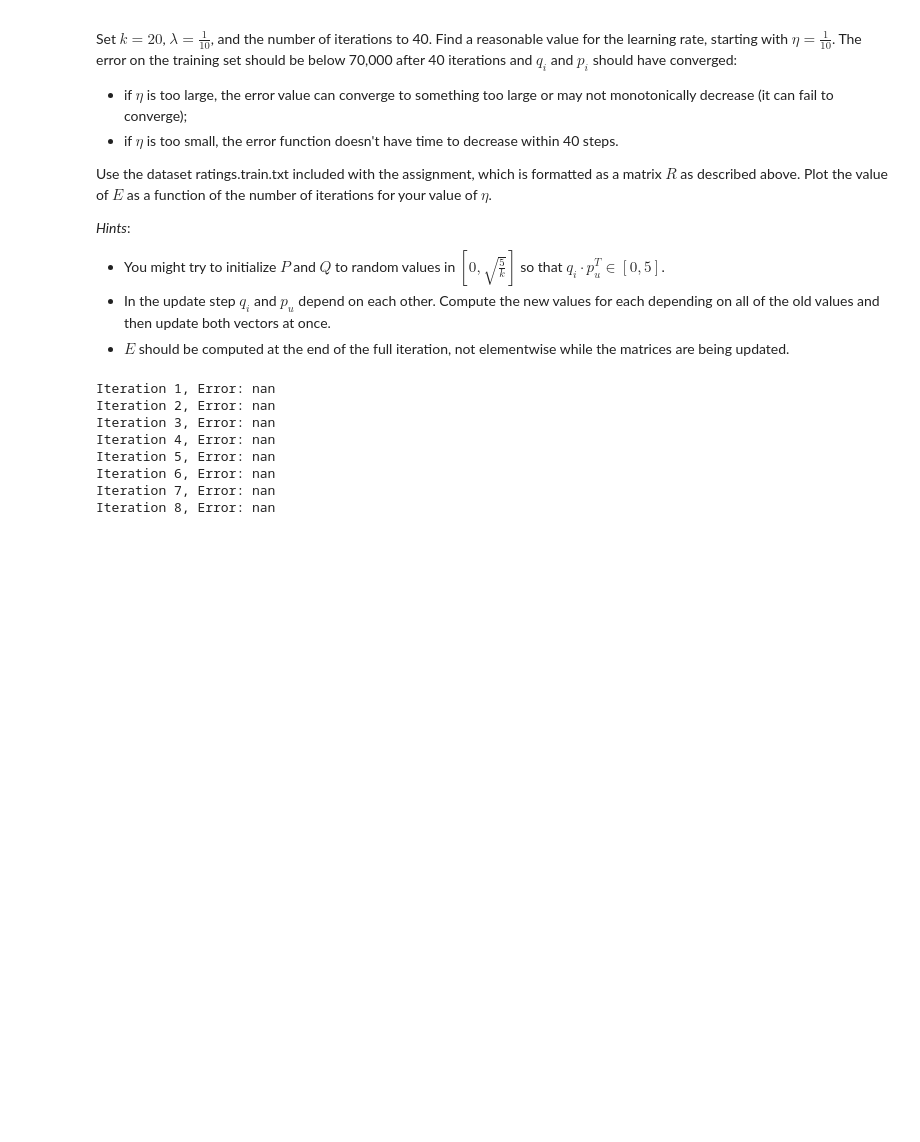
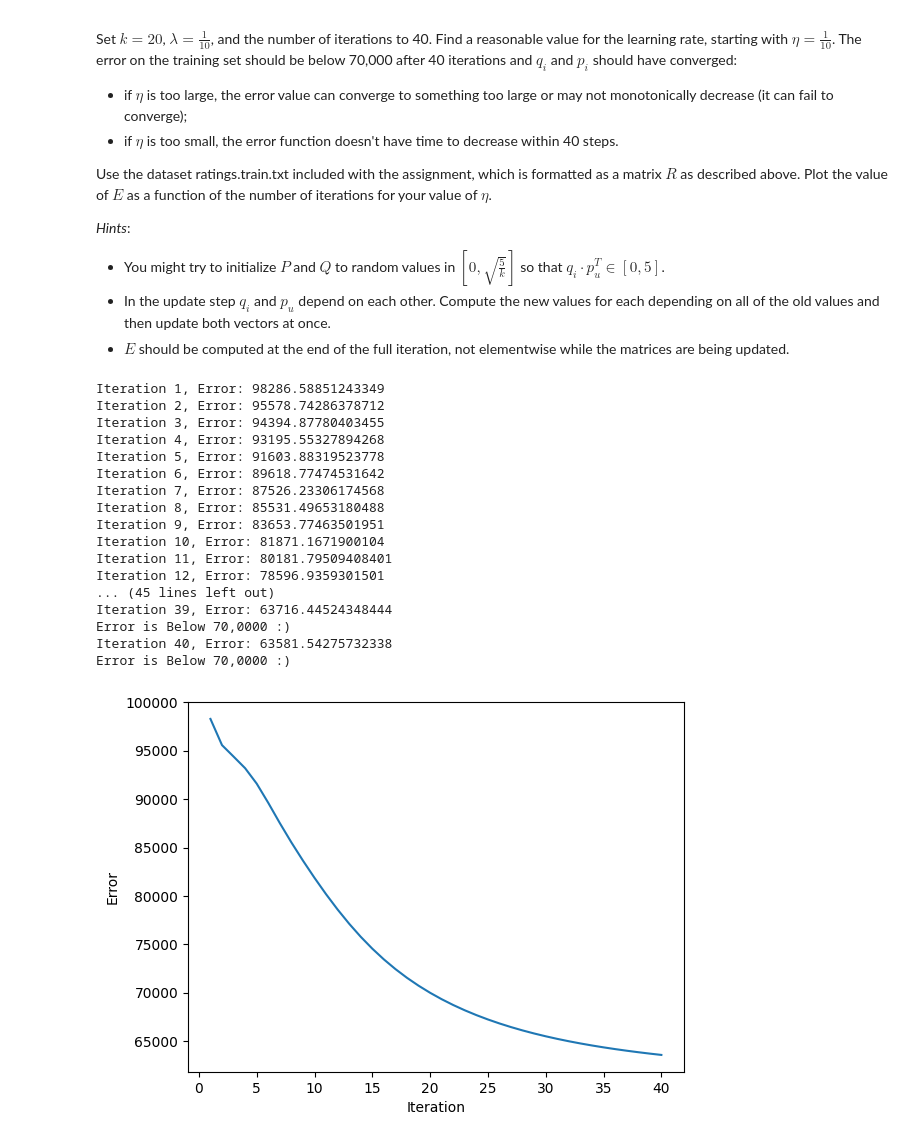
Before and after one commit to PrelaunchZeus2/Data-319-Model-Data-Based-Methods, a Jupyter notebook: Problem Sets/Problem Set 4/DATA319_2024Summer_PS4_Salmon.ipynb, the cells around one changed output. Saved outputs shown, nothing was run; the diff lists cells and outputs as text; code cells hidden in the pictures; blank space fills up the shorter version.

```diff
--- a/Problem Sets/Problem Set 4/DATA319_2024Summer_PS4_Salmon.ipynb
+++ b/Problem Sets/Problem Set 4/DATA319_2024Summer_PS4_Salmon.ipynb
@@ -42,7 +42,7 @@ TXT_FILE_PATH = r'/Volumes/T7 Shield APFS/Data-319-Model-Data-Based-Methods/Prob
 #params
 k = 20
 lambd = 1/10
-eta = 1/10
+eta = 1/100
 iterations = 40
 
 #init P and Q
@@ -68,41 +68,51 @@ def calc_error(R, Q, P, lambd):
     @param lambd the regularization param
     @return the calculated error'''
     error = 0
     for u, i, r in read_ratings(R): #read u, i, and r from the file
         error += (r - np.dot(Q[i], P[u].T)) ** 2
     error += lambd * (np.sum(np.linalg.norm(P, axis = 1) ** 2) + np.sum(np.linalg.norm(Q, axis = 1) ** 2))
     return error
 
 errors = [] #holds error values for graph
 
 #SGD
 for iteration in range(iterations):
     for u, i, r in read_ratings(TXT_FILE_PATH):
         e = 2 * (r - np.dot(Q[i], P[u].T))
         tempQ_i = Q[i]
         Q[i] += eta * (e * P[u] - 2 * lambd * tempQ_i)
         P[u] += eta * (e * tempQ_i - 2 * lambd * P[u])
 
     error = calc_error(TXT_FILE_PATH, Q, P, lambd)
     errors.append(error)
     print(f"Iteration {iteration + 1}, Error: {error}")
     if error < 70000:
         print('Error is Below 70,0000 :) ')
 
 #Plots
 plt.plot(range(1, iterations + 1), errors)
 plt.xlabel('Iteration')
 plt.ylabel('Error')
 plt.show()
 # %% [output]
-Iteration 1, Error: nan
-Iteration 2, Error: nan
-Iteration 3, Error: nan
-Iteration 4, Error: nan
-Iteration 5, Error: nan
-Iteration 6, Error: nan
-Iteration 7, Error: nan
-Iteration 8, Error: nan
+Iteration 1, Error: 98286.58851243349
+Iteration 2, Error: 95578.74286378712
+Iteration 3, Error: 94394.87780403455
+Iteration 4, Error: 93195.55327894268
+Iteration 5, Error: 91603.88319523778
+Iteration 6, Error: 89618.77474531642
+Iteration 7, Error: 87526.23306174568
+Iteration 8, Error: 85531.49653180488
+Iteration 9, Error: 83653.77463501951
+Iteration 10, Error: 81871.1671900104
+Iteration 11, Error: 80181.79509408401
+Iteration 12, Error: 78596.9359301501
+... (45 lines left out)
+Iteration 39, Error: 63716.44524348444
+Error is Below 70,0000 :)
+Iteration 40, Error: 63581.54275732338
+Error is Below 70,0000 :)
+[figure, added]
 # %% [markdown]
 #### 2. Collaborative Filtering Systems
 
```
Also changed, not shown: parts of 3 cells of this notebook, 9 other files.
